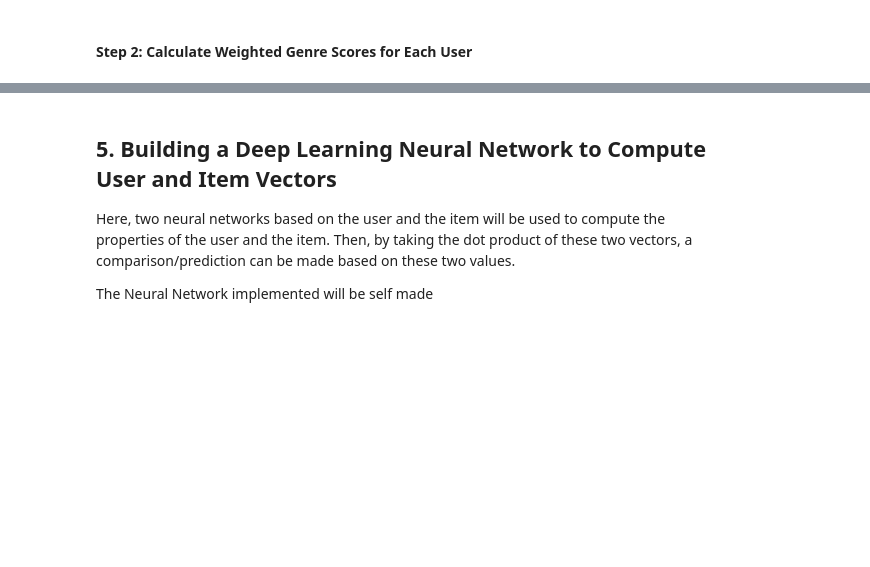
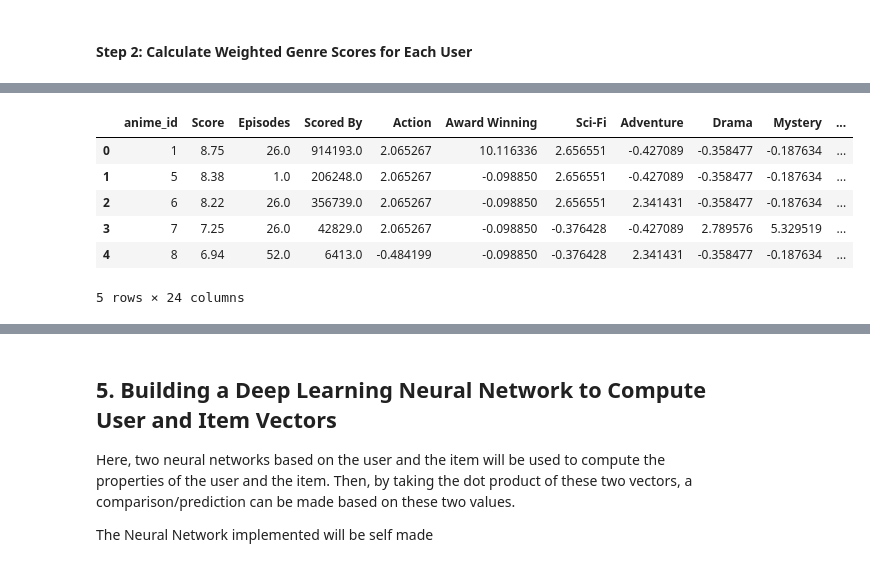
Before and after one commit to kseto06/OtakuNet, a Jupyter notebook: notebooks/ContentBasedAnime.ipynb, the cells around one changed output, grey strips where cells are left out. Saved outputs shown, nothing was run; the diff lists cells and outputs as text; code cells hidden in the pictures; blank space fills up the shorter version.

```diff
--- a/notebooks/ContentBasedAnime.ipynb
+++ b/notebooks/ContentBasedAnime.ipynb
@@ -188,0 +282,11 @@ user_train.head()
+# %%
+item_train = zscore_normalization(item_train, genres)
+item_train.head()
+# %% [output]
+|  | anime_id | Score | Episodes | Scored By | Action | Award Winning | Sci-Fi | Adventure | Drama | Mystery | ... |
+| 0 | 1 | 8.75 | 26.0 | 914193.0 | 2.065267 | 10.116336 | 2.656551 | -0.427089 | -0.358477 | -0.187634 | ... |
+| 1 | 5 | 8.38 | 1.0 | 206248.0 | 2.065267 | -0.098850 | 2.656551 | -0.427089 | -0.358477 | -0.187634 | ... |
+| 2 | 6 | 8.22 | 26.0 | 356739.0 | 2.065267 | -0.098850 | 2.656551 | 2.341431 | -0.358477 | -0.187634 | ... |
+| 3 | 7 | 7.25 | 26.0 | 42829.0 | 2.065267 | -0.098850 | -0.376428 | -0.427089 | 2.789576 | 5.329519 | ... |
+| 4 | 8 | 6.94 | 52.0 | 6413.0 | -0.484199 | -0.098850 | -0.376428 | 2.341431 | -0.358477 | -0.187634 | ... |
+5 rows × 24 columns
```
Also changed, not shown: parts of 28 cells of this notebook.
